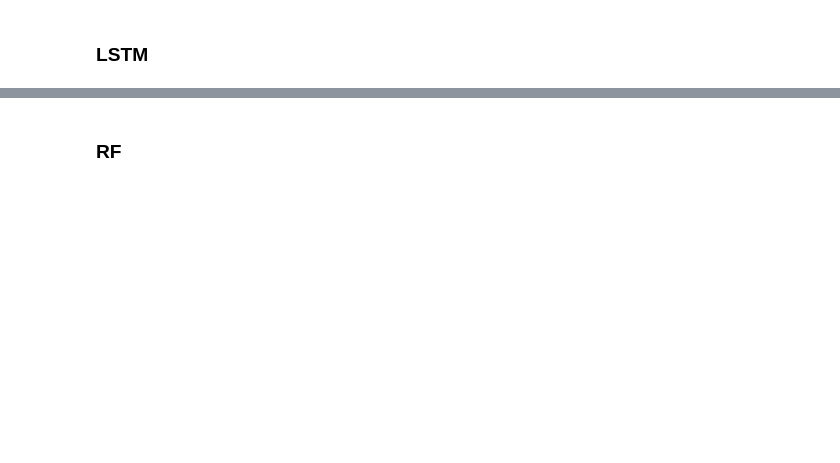
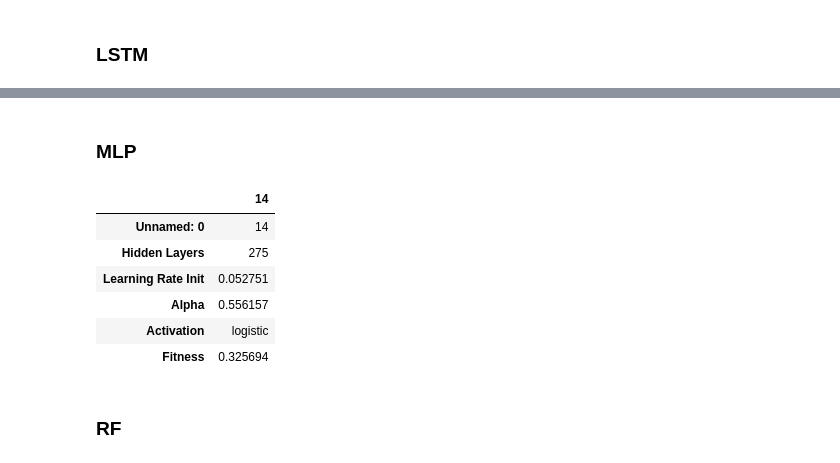
Before and after one commit to eduardoalba0/ppgeps_dissertacao, a Jupyter notebook: 04 - Otimização - Regressão.ipynb, the cells around one changed output, grey strips where cells are left out. Saved outputs shown, nothing was run; the diff lists cells and outputs as text; code cells hidden in the pictures; blank space fills up the shorter version.

```diff
--- a/04 - Otimização - Regressão.ipynb
+++ b/04 - Otimização - Regressão.ipynb
@@ -1013,3 +1022,15 @@ best["LSTM"].transpose()
+# %% [markdown]
+### MLP
+# %%
+best["MLP"].transpose()
+# %% [output]
+|  | 14 |
+| Unnamed: 0 | 14 |
+| Hidden Layers | 275 |
+| Learning Rate Init | 0.052751 |
+| Alpha | 0.556157 |
+| Activation | logistic |
+| Fitness | 0.325694 |
 # %% [markdown]
 ### RF
 # %%
```
Also changed, not shown: parts of 11 cells of this notebook, 40 other files.
